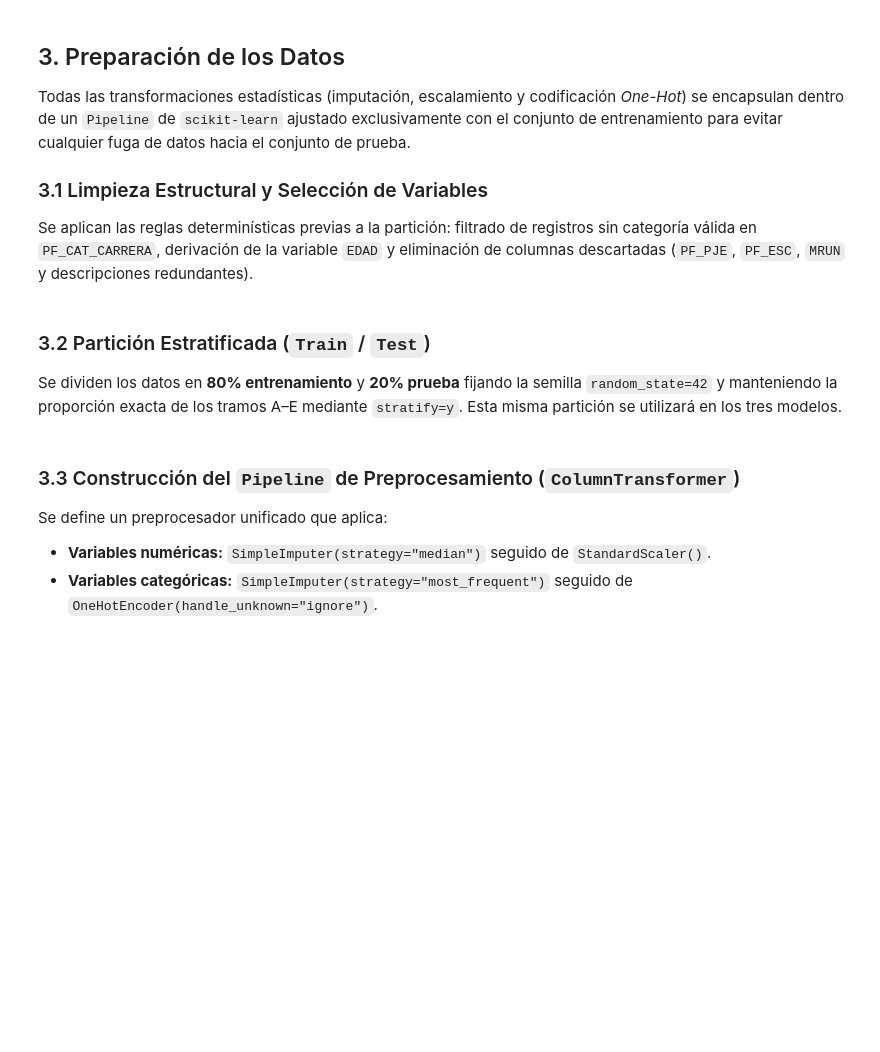
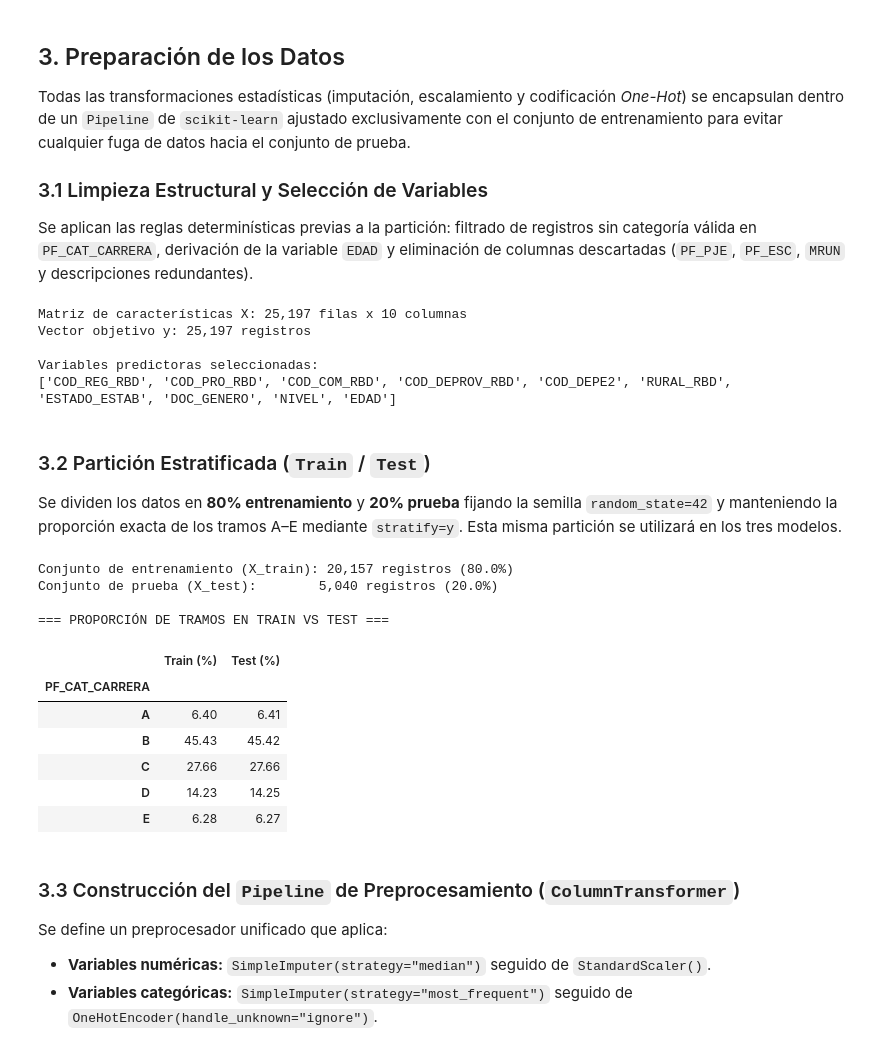
Before and after one commit to gonmpa/Notebook_Jupyter_Mineria_Datos_Supervisado_Clasificacion, a Jupyter notebook: Evaluacion_Final_MD_Pino_Gonzalo.ipynb, the cells around one changed output. Saved outputs shown, nothing was run; the diff lists cells and outputs as text; code cells hidden in the pictures; blank space fills up the shorter version.

```diff
--- a/Evaluacion_Final_MD_Pino_Gonzalo.ipynb
+++ b/Evaluacion_Final_MD_Pino_Gonzalo.ipynb
@@ -340,9 +340,79 @@ Todas las transformaciones estadísticas (imputación, escalamiento y codificaci
 
 ### 3.1 Limpieza Estructural y Selección de Variables
 Se aplican las reglas determinísticas previas a la partición: filtrado de registros sin categoría válida en `PF_CAT_CARRERA`, derivación de la variable `EDAD` y eliminación de columnas descartadas (`PF_PJE`, `PF_ESC`, `MRUN` y descripciones redundantes).
+# %%
+# [C-3.1] Limpieza estructural, derivación de EDAD y eliminación de variables con fuga o redundancia
+df_clean = df.copy()
+
+# Asegurar que no existan registros sin categoría objetivo válida
+df_clean = df_clean.dropna(subset=["PF_CAT_CARRERA"]).copy()
+
+# Derivar EDAD a partir de DOC_FEC_NAC (AAAAMM), convirtiendo el centinela 190001 en NaN
+df_clean["EDAD"] = np.where(
+    df_clean["DOC_FEC_NAC"] == 190001,
+    np.nan,
+    2024 - (df_clean["DOC_FEC_NAC"] // 100)
+)
+
+# Columnas descartadas según diagnóstico del EDA (Sección 2.7)
+cols_eliminar = [
+    "PF_PJE",                                            # Fuga de datos determinística
+    "PF_ESC",                                            # 100% valores nulos
+    "MRUN", "RBD", "DGV_RBD", "NOM_RBD", "AGNO_EVAL",    # Identificadores y constante
+    "NOM_REG_RBD_A", "NOM_COM_RBD", "NOM_DEPROV_RBD",    # Etiquetas redundantes de texto
+    "COD_DEPE",                                          # Multicolinealidad con COD_DEPE2 (r = 0.98)
+    "DOC_FEC_NAC"                                        # Reemplazada por la variable derivada EDAD
+]
+
+X = df_clean.drop(columns=cols_eliminar + ["PF_CAT_CARRERA"])
+y = df_clean["PF_CAT_CARRERA"]
+
+print(f"Matriz de características X: {X.shape[0]:,} filas x {X.shape[1]} columnas")
+print(f"Vector objetivo y: {y.shape[0]:,} registros")
+print("\nVariables predictoras seleccionadas:")
+print(X.columns.tolist())
+# %% [output]
+Matriz de características X: 25,197 filas x 10 columnas
+Vector objetivo y: 25,197 registros
+
+Variables predictoras seleccionadas:
+['COD_REG_RBD', 'COD_PRO_RBD', 'COD_COM_RBD', 'COD_DEPROV_RBD', 'COD_DEPE2', 'RURAL_RBD', 'ESTADO_ESTAB', 'DOC_GENERO', 'NIVEL', 'EDAD']
 # %% [markdown]
 ### 3.2 Partición Estratificada (`Train` / `Test`)
 Se dividen los datos en **80% entrenamiento** y **20% prueba** fijando la semilla `random_state=42` y manteniendo la proporción exacta de los tramos A–E mediante `stratify=y`. Esta misma partición se utilizará en los tres modelos.
+# %%
+# [C-3.2] Partición estratificada 80% entrenamiento / 20% prueba (semilla fija = 42)
+from sklearn.model_selection import train_test_split
+
+X_train, X_test, y_train, y_test = train_test_split(
+    X, y,
+    test_size=0.20,
+    random_state=42,
+    stratify=y
+)
+
+print(f"Conjunto de entrenamiento (X_train): {X_train.shape[0]:,} registros ({X_train.shape[0]/len(X)*100:.1f}%)")
+print(f"Conjunto de prueba (X_test):        {X_test.shape[0]:,} registros ({X_test.shape[0]/len(X)*100:.1f}%)\n")
+
+# Verificación de estratificación en ambas particiones
+verif_estrat = pd.DataFrame({
+    "Train (%)": (y_train.value_counts(normalize=True).sort_index() * 100).round(2),
+    "Test (%)":  (y_test.value_counts(normalize=True).sort_index() * 100).round(2)
+})
+print("=== PROPORCIÓN DE TRAMOS EN TRAIN VS TEST ===")
+display(verif_estrat)
+# %% [output]
+Conjunto de entrenamiento (X_train): 20,157 registros (80.0%)
+Conjunto de prueba (X_test):        5,040 registros (20.0%)
+
+=== PROPORCIÓN DE TRAMOS EN TRAIN VS TEST ===
+|  | Train (%) | Test (%) |
+| PF_CAT_CARRERA |  |  |
+| A | 6.40 | 6.41 |
+| B | 45.43 | 45.42 |
+| C | 27.66 | 27.66 |
+| D | 14.23 | 14.25 |
+| E | 6.28 | 6.27 |
 # %% [markdown]
 ### 3.3 Construcción del `Pipeline` de Preprocesamiento (`ColumnTransformer`)
 Se define un preprocesador unificado que aplica:
```
Also changed, not shown: parts of 3 cells of this notebook.
